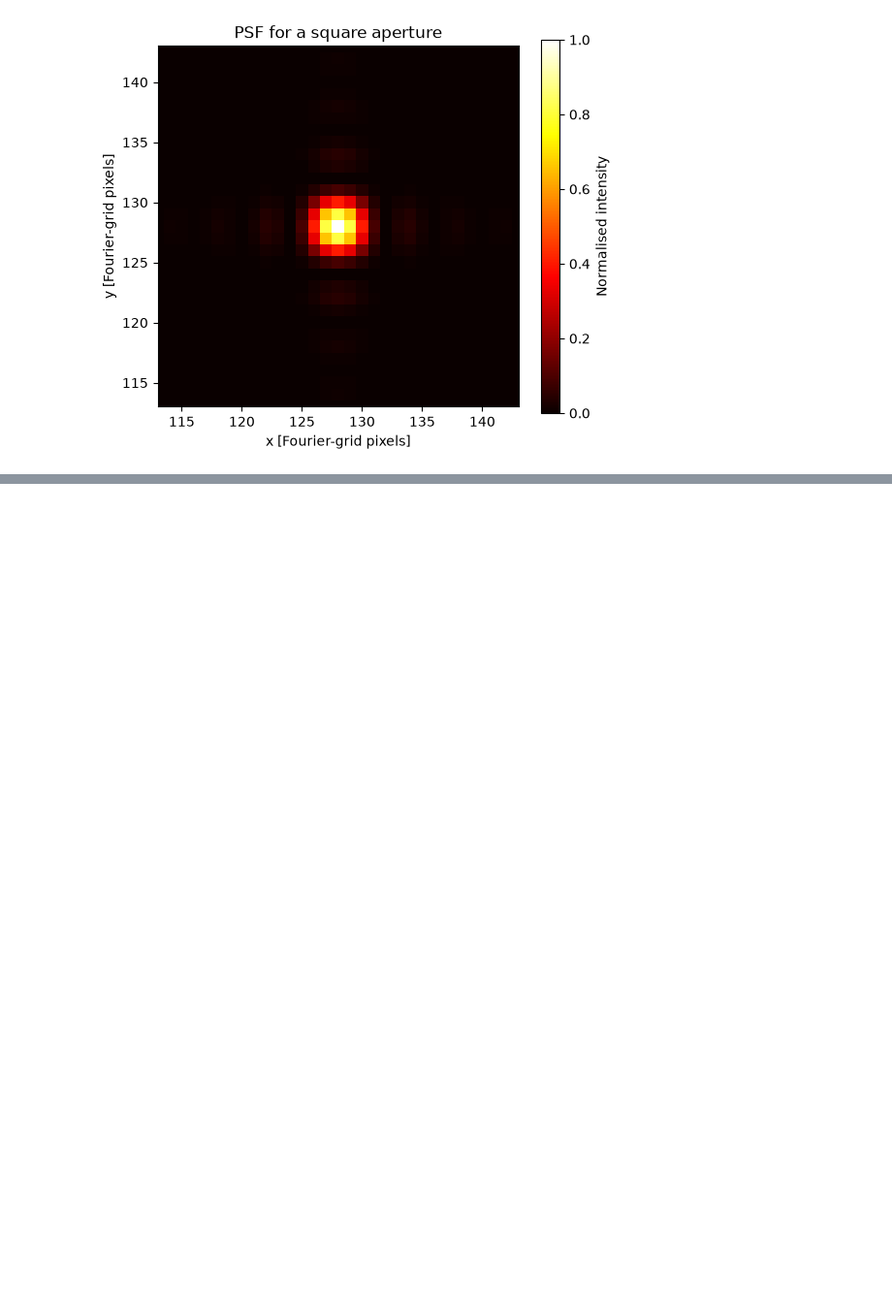
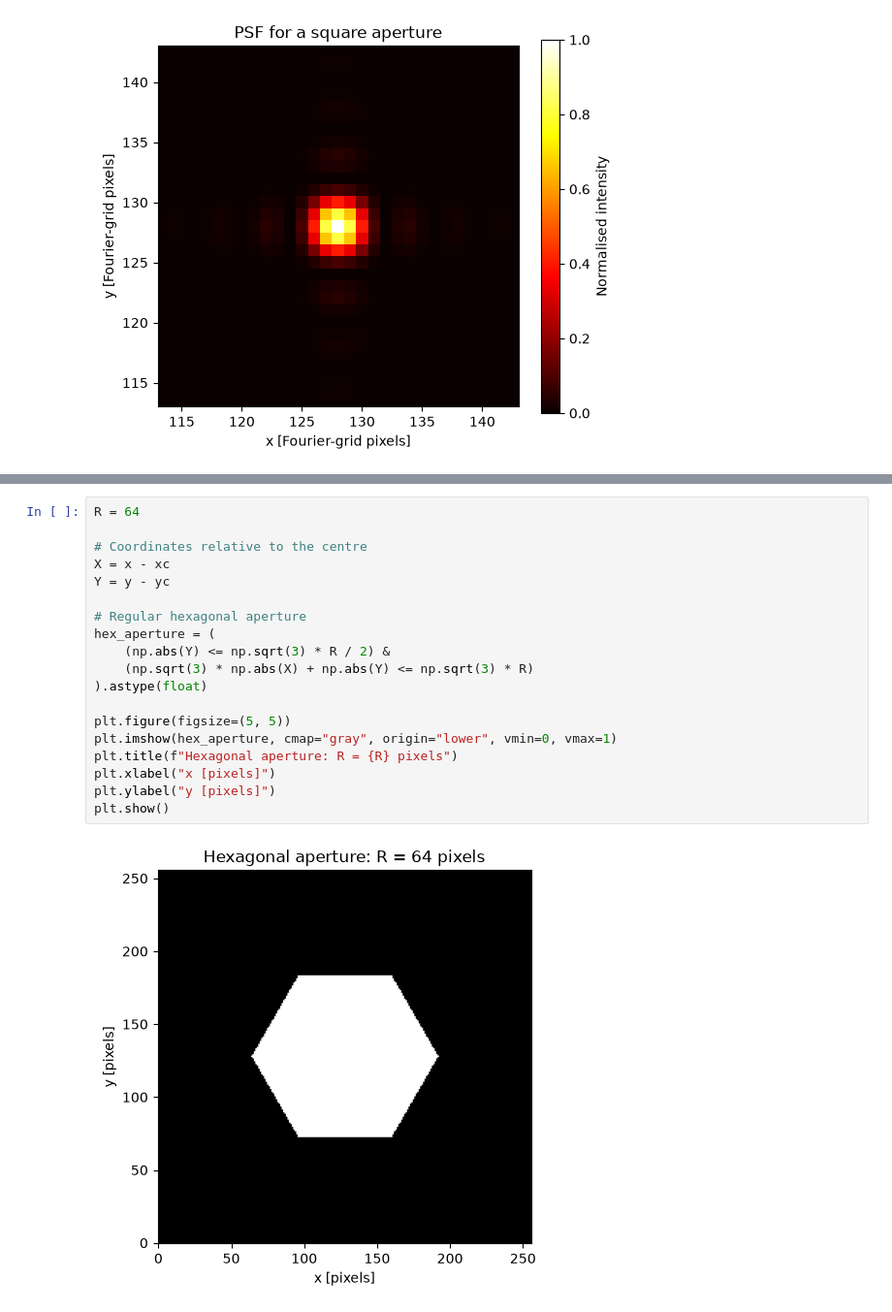
Before and after one commit to Natalia985/Third-semester-MASS, a Jupyter notebook: Astrophysical_Techniques/HW2_Image_Formation.ipynb, the cells around one changed output, grey strips where cells are left out. Shown at 97% size. Cells and saved outputs as stored; diff of their text form; blank space fills up the shorter version.

```diff
--- a/Astrophysical_Techniques/HW2_Image_Formation.ipynb
+++ b/Astrophysical_Techniques/HW2_Image_Formation.ipynb
@@ -332,0 +345,21 @@ plt.show()
+# %%
+R = 64
+
+# Coordinates relative to the centre
+X = x - xc
+Y = y - yc
+
+# Regular hexagonal aperture
+hex_aperture = (
+    (np.abs(Y) <= np.sqrt(3) * R / 2) &
+    (np.sqrt(3) * np.abs(X) + np.abs(Y) <= np.sqrt(3) * R)
+).astype(float)
+
+plt.figure(figsize=(5, 5))
+plt.imshow(hex_aperture, cmap="gray", origin="lower", vmin=0, vmax=1)
+plt.title(f"Hexagonal aperture: R = {R} pixels")
+plt.xlabel("x [pixels]")
+plt.ylabel("y [pixels]")
+plt.show()
+# %% [output]
+[figure, added]
```
Also changed, not shown: parts of 40 cells of this notebook, 4 other files.
